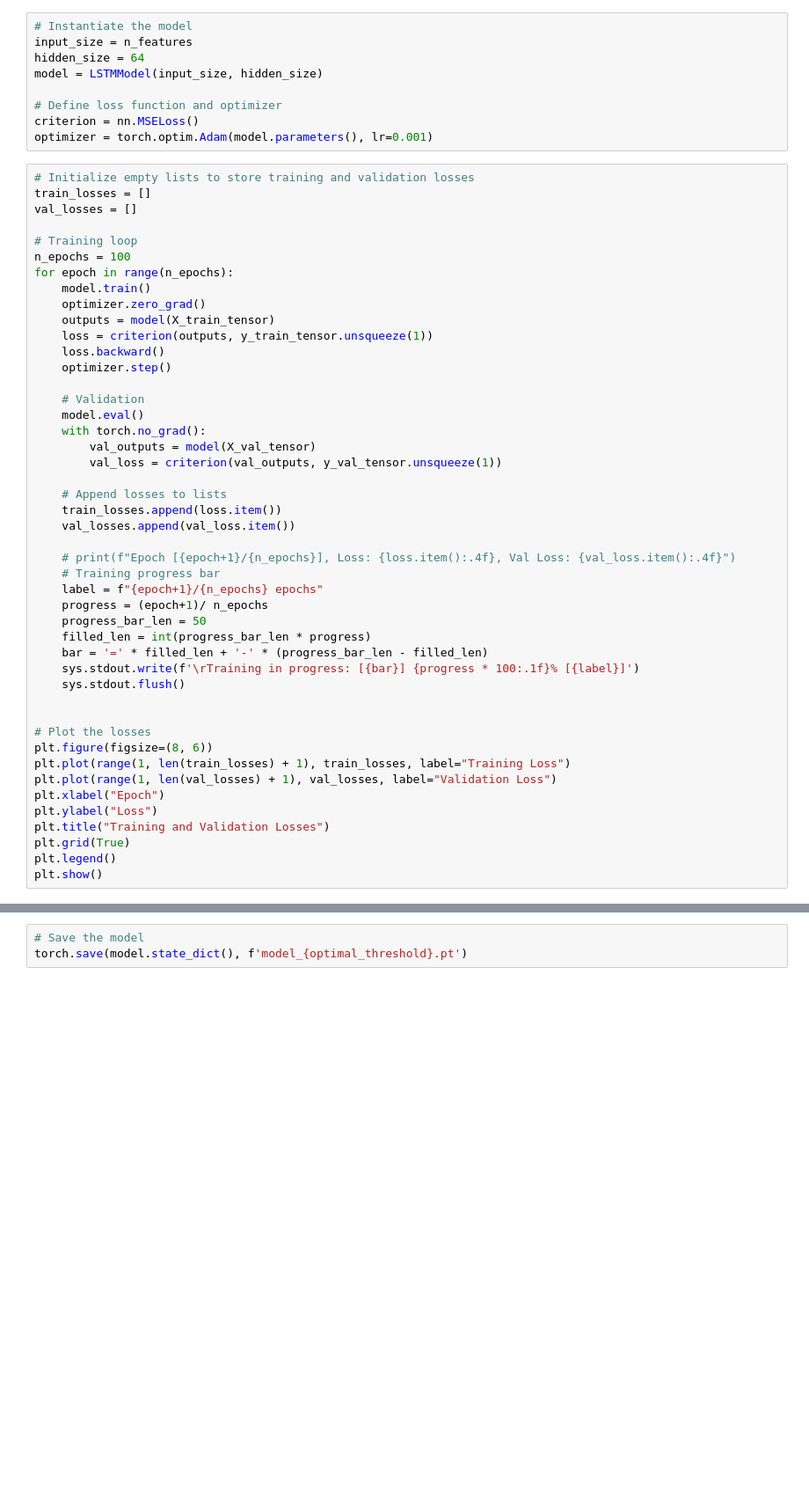
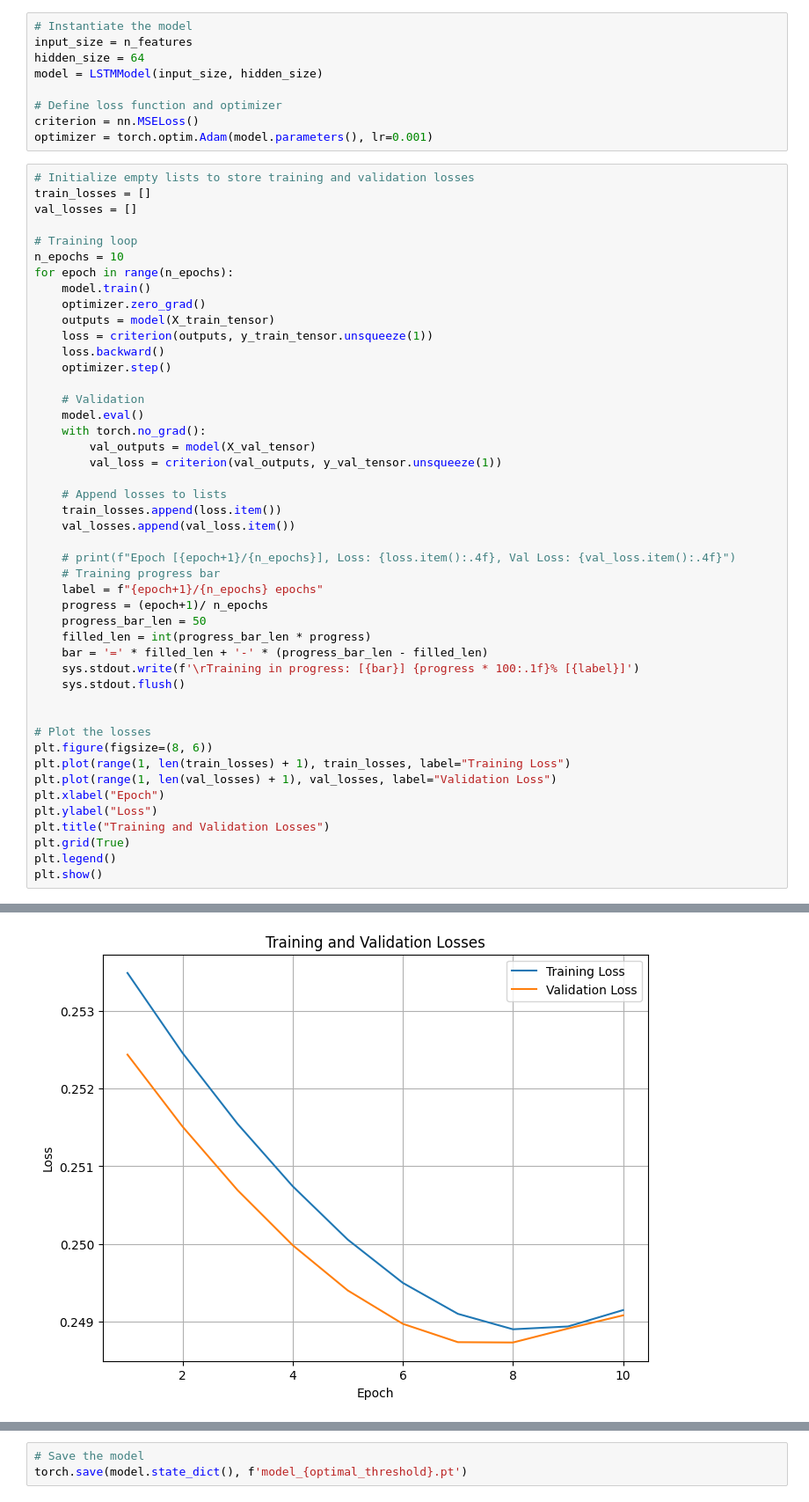
Before and after one commit to jblagana/eee-capstone, a Jupyter notebook: inference/LSTM_v1/lstm_training_actual_data.ipynb, the cells around one changed output, grey strips where cells are left out. Shown: that part at 88% size. Cells and saved outputs as stored; diff of their text form; blank space fills up the shorter version.

```diff
--- a/inference/LSTM_v1/lstm_training_actual_data.ipynb
+++ b/inference/LSTM_v1/lstm_training_actual_data.ipynb
@@ -90,7 +90,7 @@ train_losses = []
 val_losses = []
 
 # Training loop
-n_epochs = 100
+n_epochs = 10
 for epoch in range(n_epochs):
     model.train()
     optimizer.zero_grad()
@@ -130,3 +130,4 @@ plt.title("Training and Validation Losses")
 plt.grid(True)
 plt.legend()
 plt.show()
+# %% [output]
@@ -133,3 +135,4 @@ plt.show()
+[figure, added]
 # %%
 # Evaluate on test set
 model.eval()
```
Also changed, not shown: parts of 5 cells of this notebook, 4 other files.
